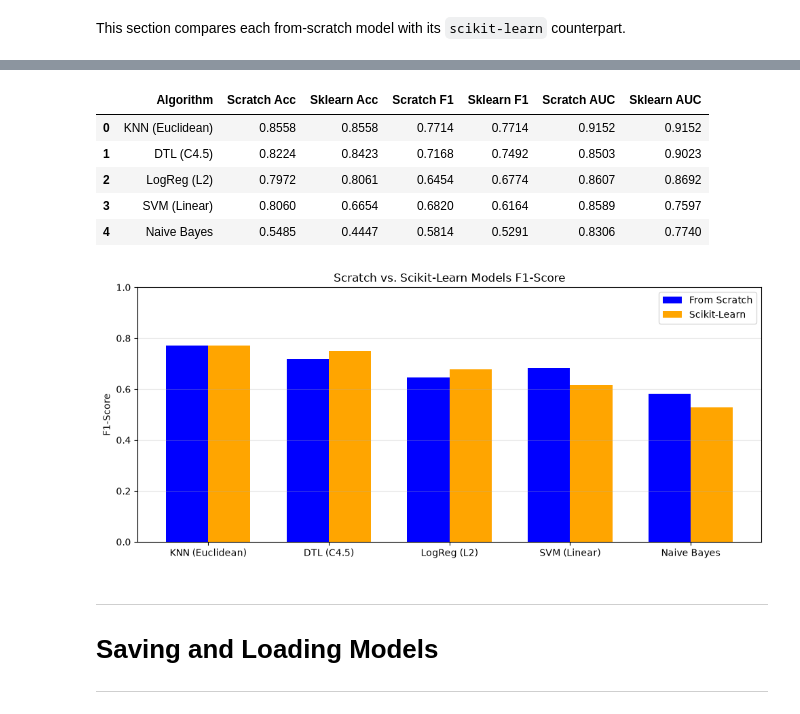
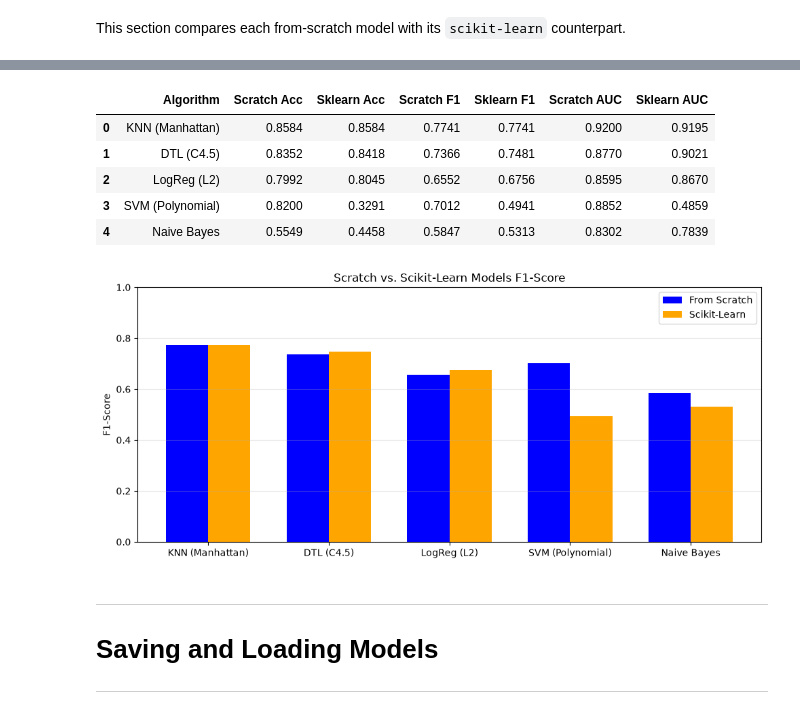
Before and after one commit to TheoMarvel/IF3170_G29_MiMHotels, a Jupyter notebook: output/Notebook_G29_MiMHotels.ipynb, the cells around one changed output, grey strips where cells are left out. Drawn from its saved outputs; the diff is of its cells as text; code cells hidden in the pictures.

```diff
--- a/output/Notebook_G29_MiMHotels.ipynb
+++ b/output/Notebook_G29_MiMHotels.ipynb
@@ -490,7 +490,12 @@ collinear_cols = [col for col in upper_tri.columns if any(upper_tri[col] > 0.90)
 print(f"Max feature-to-feature absolute Pearson Correlation: {upper_tri.max().max():.4f} (threshold = 0.85)")
 
 # Apply selection by dropping constant columns, >50% missing columns, columns with multicollinearity >90%, and columns with little significance
-low_sign_cols = selection_df.loc[(selection_df["pearson_corr"] < 0.01) & (selection_df["mutual_info"] < 0.0015), "feature"].tolist()
+low_sign_cols = selection_df.loc[
+    (selection_df["pearson_corr"] < 0.1)
+    & (selection_df["mutual_info"] < 0.005)
+    & (~selection_df["feature"].isin(["arrival_day", "weekend_nights"])),
+    "feature",
+].tolist()
 
 drop_cols = list(set(high_missing_cols + constant_cols + collinear_cols + low_sign_cols))
 print("Dropped columns:", drop_cols if drop_cols else "None, all features are kept.")
@@ -699,7 +699,7 @@ This part covers wrong types, inconsistent labels, and impossible values.
 # 1. Inspect impossible domain values
 for name, df in [("X_train", X_train), ("X_val", X_val), ("X_test", X_test)]:
     zero_adults = (df["num_adults"] <= 0).sum()
-    zero_nights = ((df["weekday_nights"] == 0) & (df["weekday_nights"] == 0)).sum()
+    zero_nights = ((df["weekday_nights"] == 0) & (df["weekend_nights"] == 0)).sum()
     impossible_rates = ((df["nightly_rate_idr"] <= 0) & (df["booking_channel"] != "Complimentary")).sum()
     print(f"{name} -> 0 adults: {zero_adults}, 0 total nights: {zero_nights}, free rate but non-complimentary: {impossible_rates}")
 
@@ -707,8 +707,8 @@ for name, df in [("X_train", X_train), ("X_val", X_val), ("X_test", X_test)]:
 valid_adult_imput = int(X_train.loc[X_train["num_adults"] > 0, "num_adults"].median())
 valid_rate_imput = float(X_train.loc[X_train["nightly_rate_idr"] > 0, "nightly_rate_idr"].median())
 
-int_cols = ["num_adults", "num_children", "needs_parking", "days_before_arrival", "special_requests", "weekday_nights", "weekend_nights"]
-cat_str_cols = ["meal_package", "booking_channel", "arrival_month", "arrival_year"]
+int_cols = ["num_adults", "needs_parking", "days_before_arrival", "special_requests"]
+cat_str_cols = ["booking_channel", "arrival_month", "arrival_year"]
 
 # 3. Fix impossible domain values
 for df in (X_train, X_val, X_test):
@@ -792,0 +807,6 @@ Constructed arrival_dayname attribute from arrival dates attribute, with 0 = Mon
+# %%
+# Drop arrival_dayname due to very low correlation and mutual information with is_canceled
+for df in (X_train, X_val, X_test):
+    df.drop(columns=["arrival_dayname"], errors="ignore", inplace=True)
+
+print(f"Dropped 'arrival_dayname'. Shapes -> X_train: {X_train.shape}, X_val: {X_val.shape}, X_test: {X_test.shape}")
@@ -990,8 +1010,10 @@ def exe_prep_pipeline(X_tr, y_tr, X_va, X_te=None, use_pca: bool = False):
     dfs = [X_tr.copy(), X_va.copy()] + ([X_te.copy()] if X_te is not None else [])
     y_train_out = y_tr.copy()
 
-    # 1. Convert arrival_month and arrival_year to categorical str
+    # 1. Attribute selection (drop low-correlation & low-MI features) + cast month/year to str
+    drop_cols = ["meal_package", "prior_cancellations", "num_children", "room_category", "arrival_day"]
     for df in dfs:
+        df.drop(columns=drop_cols, errors="ignore", inplace=True)
         df["arrival_month"] = df["arrival_month"].astype(str)
         df["arrival_year"] = df["arrival_year"].astype(str)
 
@@ -1015,8 +1037,7 @@ def exe_prep_pipeline(X_tr, y_tr, X_va, X_te=None, use_pca: bool = False):
 
     adult_med = int(dfs[0].loc[dfs[0]["num_adults"] > 0, "num_adults"].median())
     rate_med = float(dfs[0].loc[dfs[0]["nightly_rate_idr"] > 0, "nightly_rate_idr"].median())
-    int_cols = ["num_adults", "num_children", "needs_parking", "days_before_arrival",
-                 "special_requests", "weekday_nights", "weekend_nights"]
+    int_cols = ["num_adults", "needs_parking", "days_before_arrival", "special_requests"]
     for df in dfs:
         for c, (lo, hi) in bounds.items():
             df[c] = df[c].clip(lo, hi)
@@ -1027,13 +1048,6 @@ def exe_prep_pipeline(X_tr, y_tr, X_va, X_te=None, use_pca: bool = False):
         for c in int_cols:
             df[c] = df[c].round().astype(int)
 
-        dates = pd.to_datetime({
-            "year": df["arrival_year"].astype(int),
-            "month": df["arrival_month"].astype(int),
-            "day": df["arrival_day"].astype(int),
-        })
-        df["arrival_dayname"] = dates.dt.dayofweek.astype(str)
-        df.drop(columns=["arrival_day"], inplace=True)
 
     # 5. Numerical scaling and categorical encoding (with optional PCA)
     steps = [FeatureScaler(method="standard"), CategoricalEncoder(method="onehot")]
@@ -1574,49 +1588,49 @@ display(sklearn_df)
 # %%
 # Comparison between Scratch and Sklearn models
 pairs = [
-    ("KNN (Euclidean)", "KNN (Euclidean, k=15)", "KNN (Euclidean, k=15) Sklearn"),
+    ("KNN (Manhattan)", "KNN (Manhattan, k=11)", "KNN (Manhattan, k=11) Sklearn"),
     ("DTL (C4.5)",      "DTL (C4.5)",           "DTL (C4.5) Sklearn"),
     ("LogReg (L2)",     "logreg (L2)",          "LogReg (L2) Sklearn"),
-    ("SVM (Linear)",    "SVM (Linear)",         "SVM (Linear) Sklearn"),
+    ("SVM (Polynomial)",    "SVM (Polynomial)",         "SVM (Polynomial) Sklearn"),
     ("Naive Bayes",     "Naive Bayes",          "Naive Bayes Sklearn"),
 ]
 
 comp_rows = []
 for label, s_name, sk_name in pairs:
     s_row = eval_df[eval_df["model"] == s_name].iloc[0]
     sk_row = sklearn_df[sklearn_df["model"] == sk_name].iloc[0]
     comp_rows.append({
         "Algorithm": label,
         "Scratch Acc": s_row["accuracy"], "Sklearn Acc": sk_row["accuracy"],
         "Scratch F1": s_row["f1"], "Sklearn F1": sk_row["f1"],
         "Scratch AUC": s_row["roc_auc"], "Sklearn AUC": sk_row["roc_auc"],
     })
 
 comp_df = pd.DataFrame(comp_rows)
 display(comp_df)
 
 # Plot F1-Score comparison (Scratch vs. Sklearn)
 x = np.arange(len(comp_df))
 w = 0.35
 plt.figure(figsize=(10, 4.5))
 plt.bar(x - w/2, comp_df["Scratch F1"], w, label="From Scratch", color="blue")
 plt.bar(x + w/2, comp_df["Sklearn F1"], w, label="Scikit-Learn", color="orange")
 plt.xticks(x, comp_df["Algorithm"])
 plt.ylim(0, 1.0)
 plt.ylabel("F1-Score")
 plt.title("Scratch vs. Scikit-Learn Models F1-Score")
 plt.legend()
 plt.grid(axis="y", alpha=0.3)
 plt.tight_layout()
 plt.show()
 # %% [output]
 |  | Algorithm | Scratch Acc | Sklearn Acc | Scratch F1 | Sklearn F1 | Scratch AUC | Sklearn AUC |
-| 0 | KNN (Euclidean) | 0.8558 | 0.8558 | 0.7714 | 0.7714 | 0.9152 | 0.9152 |
-| 1 | DTL (C4.5) | 0.8224 | 0.8423 | 0.7168 | 0.7492 | 0.8503 | 0.9023 |
-| 2 | LogReg (L2) | 0.7972 | 0.8061 | 0.6454 | 0.6774 | 0.8607 | 0.8692 |
-| 3 | SVM (Linear) | 0.8060 | 0.6654 | 0.6820 | 0.6164 | 0.8589 | 0.7597 |
-| 4 | Naive Bayes | 0.5485 | 0.4447 | 0.5814 | 0.5291 | 0.8306 | 0.7740 |
+| 0 | KNN (Manhattan) | 0.8584 | 0.8584 | 0.7741 | 0.7741 | 0.9200 | 0.9195 |
+| 1 | DTL (C4.5) | 0.8352 | 0.8418 | 0.7366 | 0.7481 | 0.8770 | 0.9021 |
+| 2 | LogReg (L2) | 0.7992 | 0.8045 | 0.6552 | 0.6756 | 0.8595 | 0.8670 |
+| 3 | SVM (Polynomial) | 0.8200 | 0.3291 | 0.7012 | 0.4941 | 0.8852 | 0.4859 |
+| 4 | Naive Bayes | 0.5549 | 0.4458 | 0.5847 | 0.5313 | 0.8302 | 0.7839 |
-[figure, old version]
+[figure, new version]
 # %% [markdown]
 ---
 
```
Also changed, not shown: parts of 33 cells of this notebook, 3 other files.
